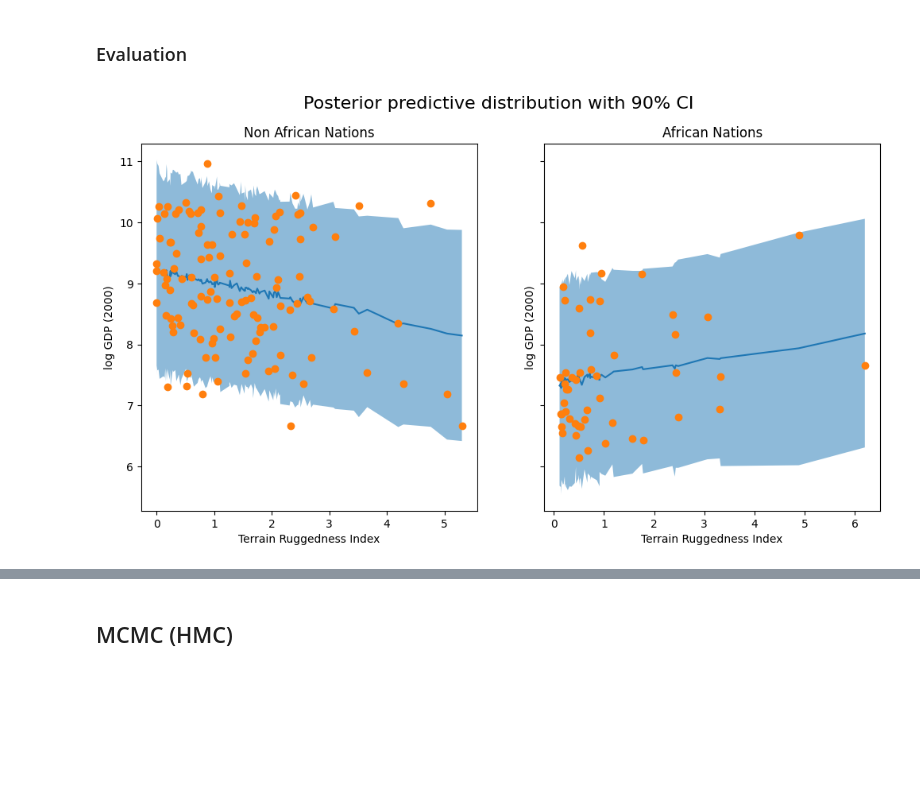
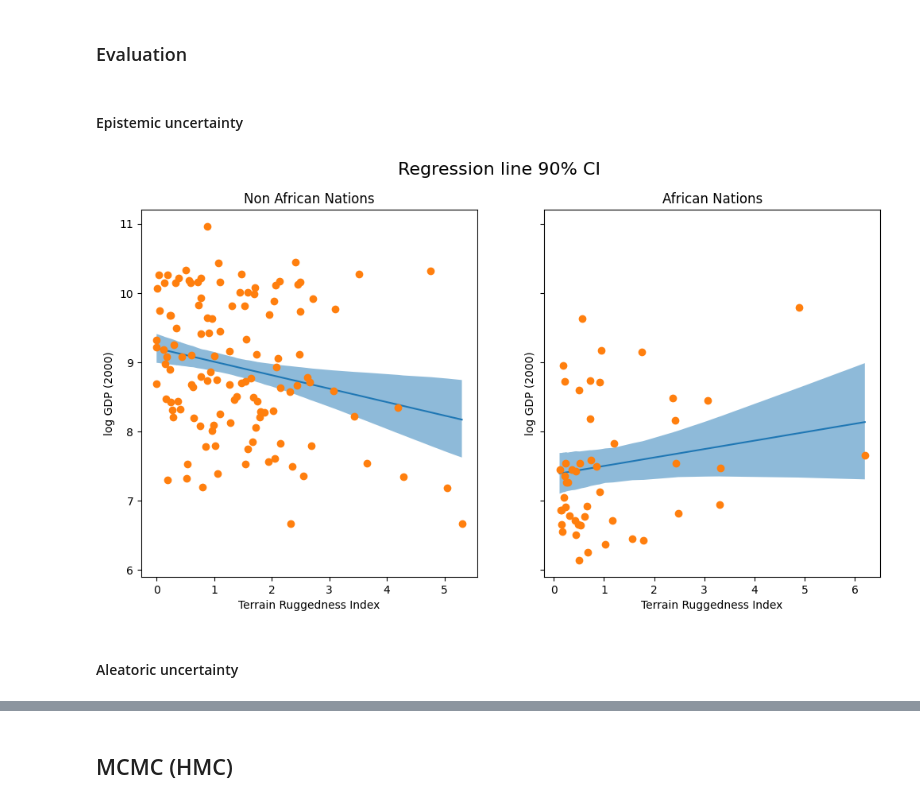
Before and after one commit to MicheleUIT/Probabilistic-load-forecasting-with-Reservoir-Computing, a Jupyter notebook: code/tutorials/Experiments_with_PYRO.ipynb, the cells around one changed output, grey strips where cells are left out. Drawn from its saved outputs; the diff is of its cells as text; code cells hidden in the pictures; blank space fills up the shorter version.

```diff
--- a/code/tutorials/Experiments_with_PYRO.ipynb
+++ b/code/tutorials/Experiments_with_PYRO.ipynb
@@ -408,38 +408,41 @@ predictions = pd.DataFrame({
     "y_perc_95": y["95%"],
     "true_gdp": y_data,
 })
+# %% [markdown]
+#### Epistemic uncertainty
 # %%
 fig, ax = plt.subplots(nrows=1, ncols=2, figsize=(12, 6), sharey=True)
 african_nations = predictions[predictions["cont_africa"] == 1]
 non_african_nations = predictions[predictions["cont_africa"] == 0]
 african_nations = african_nations.sort_values(by=["rugged"])
 non_african_nations = non_african_nations.sort_values(by=["rugged"])
-fig.suptitle("Posterior predictive distribution with 90% CI", fontsize=16)
+fig.suptitle("Regression line 90% CI", fontsize=16)
 ax[0].plot(non_african_nations["rugged"],
-           non_african_nations["y_mean"])
+           non_african_nations["mu_mean"])
 ax[0].fill_between(non_african_nations["rugged"],
-                   non_african_nations["y_perc_5"],
-                   non_african_nations["y_perc_95"],
+                   non_african_nations["mu_perc_5"],
+                   non_african_nations["mu_perc_95"],
                    alpha=0.5)
 ax[0].plot(non_african_nations["rugged"],
            non_african_nations["true_gdp"],
            "o")
 ax[0].set(xlabel="Terrain Ruggedness Index",
           ylabel="log GDP (2000)",
           title="Non African Nations")
 idx = np.argsort(african_nations["rugged"])
-
 ax[1].plot(african_nations["rugged"],
-           african_nations["y_mean"])
+           african_nations["mu_mean"])
 ax[1].fill_between(african_nations["rugged"],
-                   african_nations["y_perc_5"],
-                   african_nations["y_perc_95"],
+                   african_nations["mu_perc_5"],
+                   african_nations["mu_perc_95"],
                    alpha=0.5)
 ax[1].plot(african_nations["rugged"],
            african_nations["true_gdp"],
            "o")
 ax[1].set(xlabel="Terrain Ruggedness Index",
           ylabel="log GDP (2000)",
           title="African Nations");
 # %% [output]
-[figure, old version]
+[figure, new version]
+# %% [markdown]
+#### Aleatoric uncertainty
```
Also changed, not shown: parts of 1 cell of this notebook, 2 other files.
